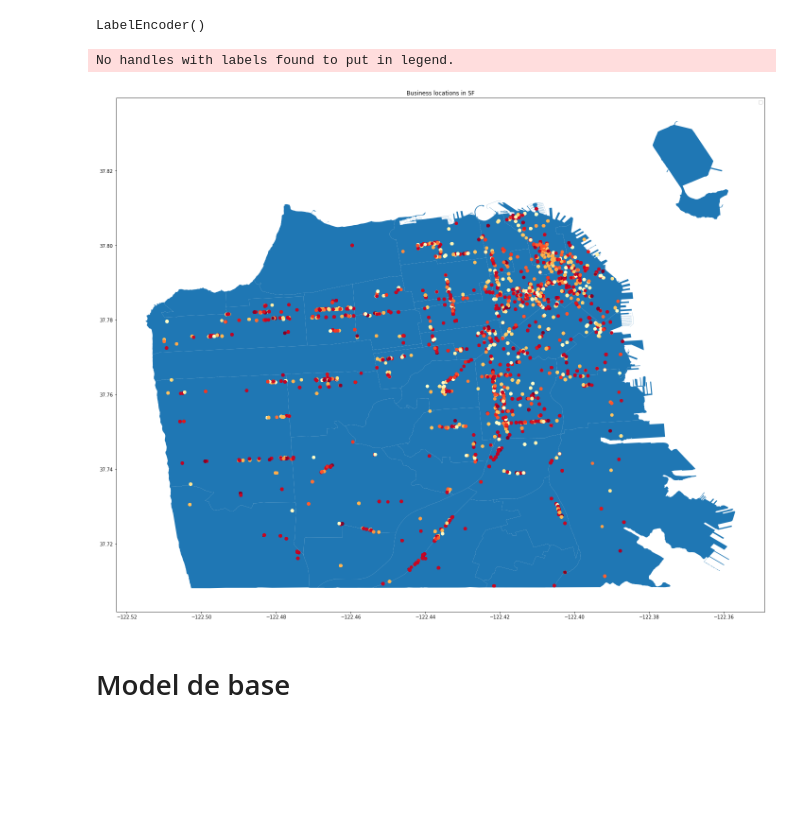
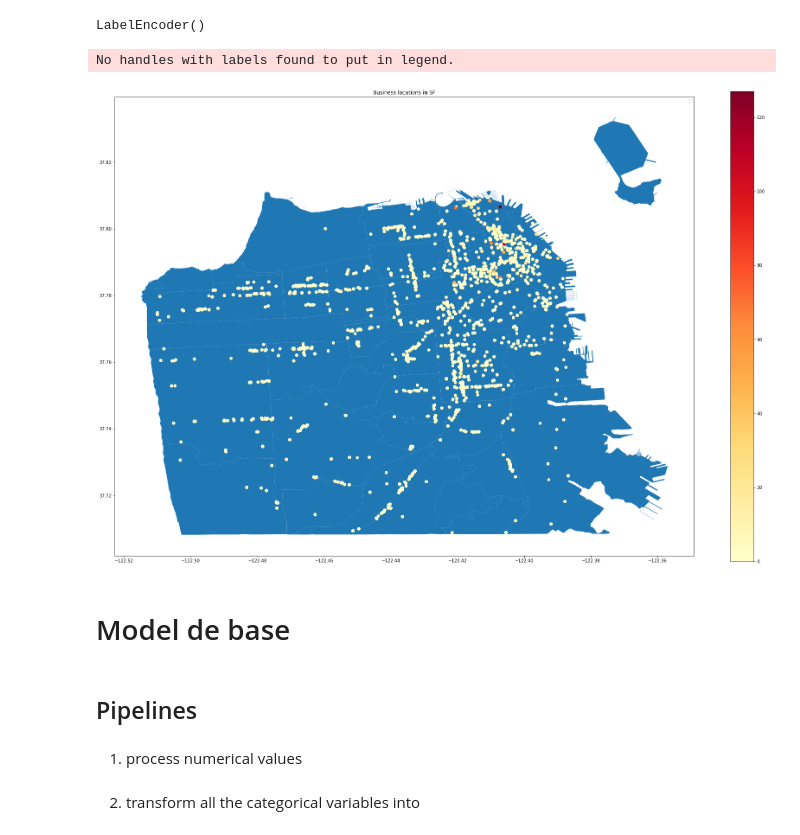
Before and after one commit to BWallyn/Datacamp, a Jupyter notebook: notebooks/first_data_explo.ipynb, the cells around one changed output. Cells and saved outputs as stored; diff of their text form; code cells hidden in the pictures; blank space fills up the shorter version.

Commit message:
starting pipelines

```diff
--- a/notebooks/first_data_explo.ipynb
+++ b/notebooks/first_data_explo.ipynb
@@ -253,15 +273,19 @@ merged['cuisines_label'] = le.transform(merged['cuisines'])
 # %%
 fig, ax = plt.subplots(1, figsize=(30,20))
 base = nbrhoods.plot(ax=ax)
 # plotting business locations
 gdf_merge.plot(ax=base, marker="o", #color='darkred',
-             column='cuisines_label', cmap ='YlOrRd', legend = False
+             column='n_review_terrible', cmap ='YlOrRd', legend = True
              )
 plt.legend()
 ax.set_title("Business locations in SF")
 plt.show()
 # %% [output]
 No handles with labels found to put in legend.
-[figure, old version]
+[figure, new version]
 # %% [markdown]
 # Model de base
+# %% [markdown]
+## Pipelines
+# %% [markdown]
+1. process numerical values
@@ -267,0 +299,2 @@ No handles with labels found to put in legend.
+# %% [markdown]
+2. transform all the categorical variables into
```
Also changed, not shown: parts of 4 cells of this notebook.
